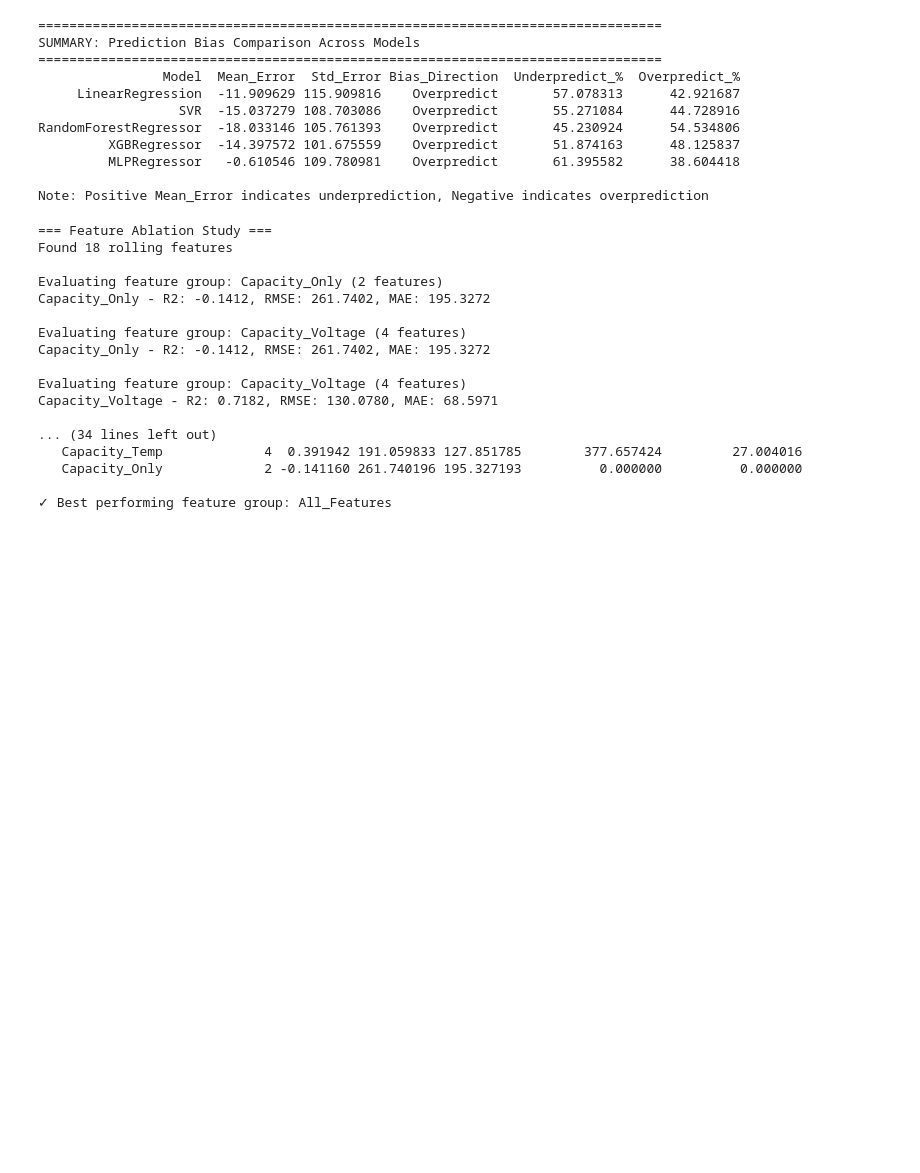
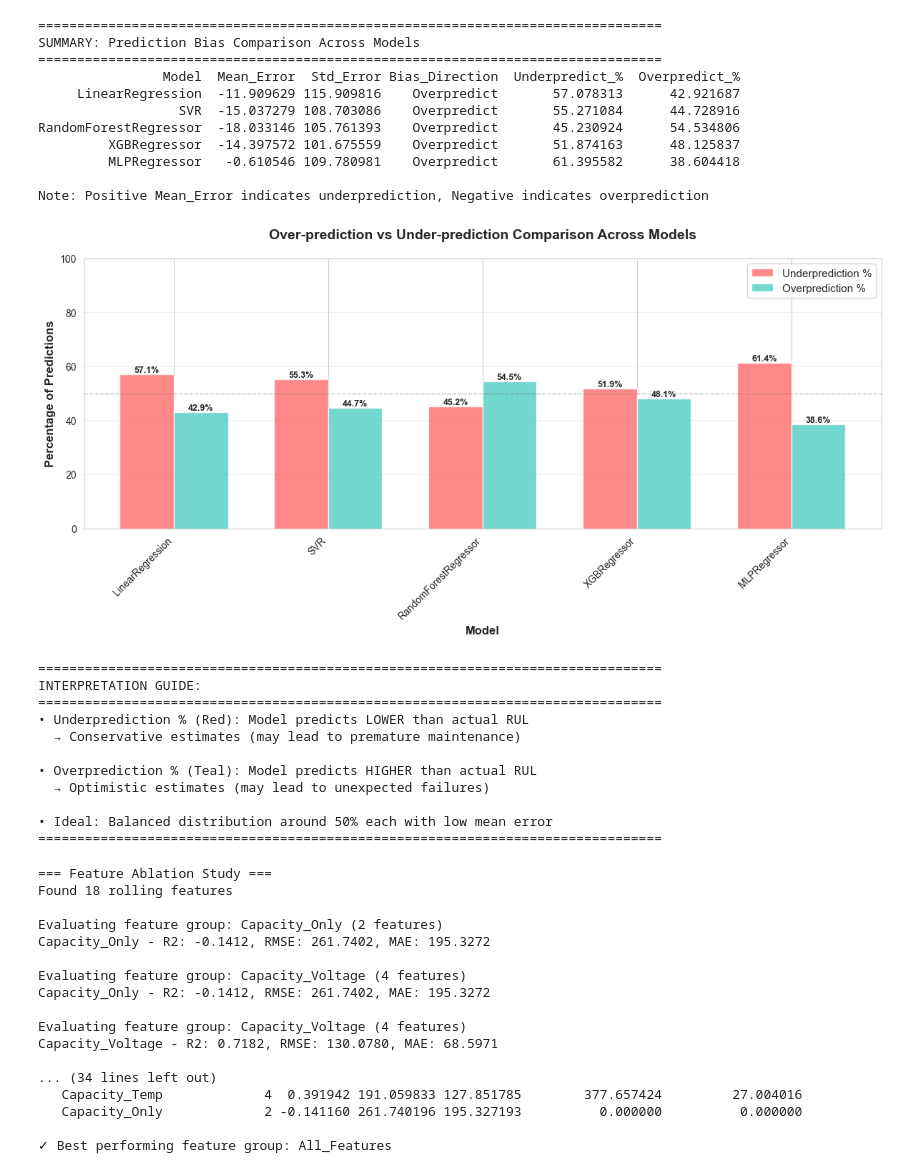
Before and after one commit to dniamsaard4codework/RUL_Project, a Jupyter notebook: notebook/modelling.ipynb, the cells around one changed output. Drawn from its saved outputs; the diff is of its cells as text; code cells hidden in the pictures; blank space fills up the shorter version.

Commit message:
Add under over

```diff
--- a/notebook/modelling.ipynb
+++ b/notebook/modelling.ipynb
@@ -371,6 +489,67 @@ RandomForestRegressor  -18.033146 105.761393    Overpredict       45.230924
          MLPRegressor   -0.610546 109.780981    Overpredict       61.395582      38.604418
 
 Note: Positive Mean_Error indicates underprediction, Negative indicates overprediction
+# %%
+# Bar chart comparing over/underprediction across models
+fig, ax = plt.subplots(figsize=(12, 6))
+
+x = np.arange(len(bias_df))
+width = 0.35
+
+# Create bars for underprediction and overprediction percentages
+bars1 = ax.bar(x - width/2, bias_df['Underpredict_%'], width,
+               label='Underprediction %', color='#FF6B6B', alpha=0.8)
+bars2 = ax.bar(x + width/2, bias_df['Overpredict_%'], width,
+               label='Overprediction %', color='#4ECDC4', alpha=0.8)
+
+# Add value labels on bars
+for bars in [bars1, bars2]:
+    for bar in bars:
+        height = bar.get_height()
+        ax.text(bar.get_x() + bar.get_width()/2., height,
+                f'{height:.1f}%',
+                ha='center', va='bottom', fontsize=9, fontweight='bold')
+
+# Customize the plot
+ax.set_xlabel('Model', fontsize=12, fontweight='bold')
+ax.set_ylabel('Percentage of Predictions', fontsize=12, fontweight='bold')
+ax.set_title('Over-prediction vs Under-prediction Comparison Across Models',
+             fontsize=14, fontweight='bold', pad=20)
+ax.set_xticks(x)
+ax.set_xticklabels(bias_df['Model'], rotation=45, ha='right')
+ax.legend(fontsize=11, loc='upper right')
+ax.grid(True, alpha=0.3, axis='y')
+ax.set_ylim(0, 100)
+
+# Add a horizontal line at 50% for reference
+ax.axhline(y=50, color='gray', linestyle='--', linewidth=1, alpha=0.5, label='50% reference')
+
+plt.tight_layout()
+plt.show()
+
+# Print interpretation
+print("\n" + "="*80)
+print("INTERPRETATION GUIDE:")
+print("="*80)
+print("• Underprediction % (Red): Model predicts LOWER than actual RUL")
+print("  → Conservative estimates (may lead to premature maintenance)")
+print("\n• Overprediction % (Teal): Model predicts HIGHER than actual RUL")
+print("  → Optimistic estimates (may lead to unexpected failures)")
+print("\n• Ideal: Balanced distribution around 50% each with low mean error")
+print("="*80)
+# %% [output]
+[figure, added]
+================================================================================
+INTERPRETATION GUIDE:
+================================================================================
+• Underprediction % (Red): Model predicts LOWER than actual RUL
+  → Conservative estimates (may lead to premature maintenance)
+
+• Overprediction % (Teal): Model predicts HIGHER than actual RUL
+  → Optimistic estimates (may lead to unexpected failures)
+
+• Ideal: Balanced distribution around 50% each with low mean error
+================================================================================
 # %%
 # Task 2: Feature Ablation Study (Using Random Forest) - IMPROVED
 print("\n=== Feature Ablation Study ===")
```
Also changed, not shown: parts of 2 cells of this notebook, 1 other file.
